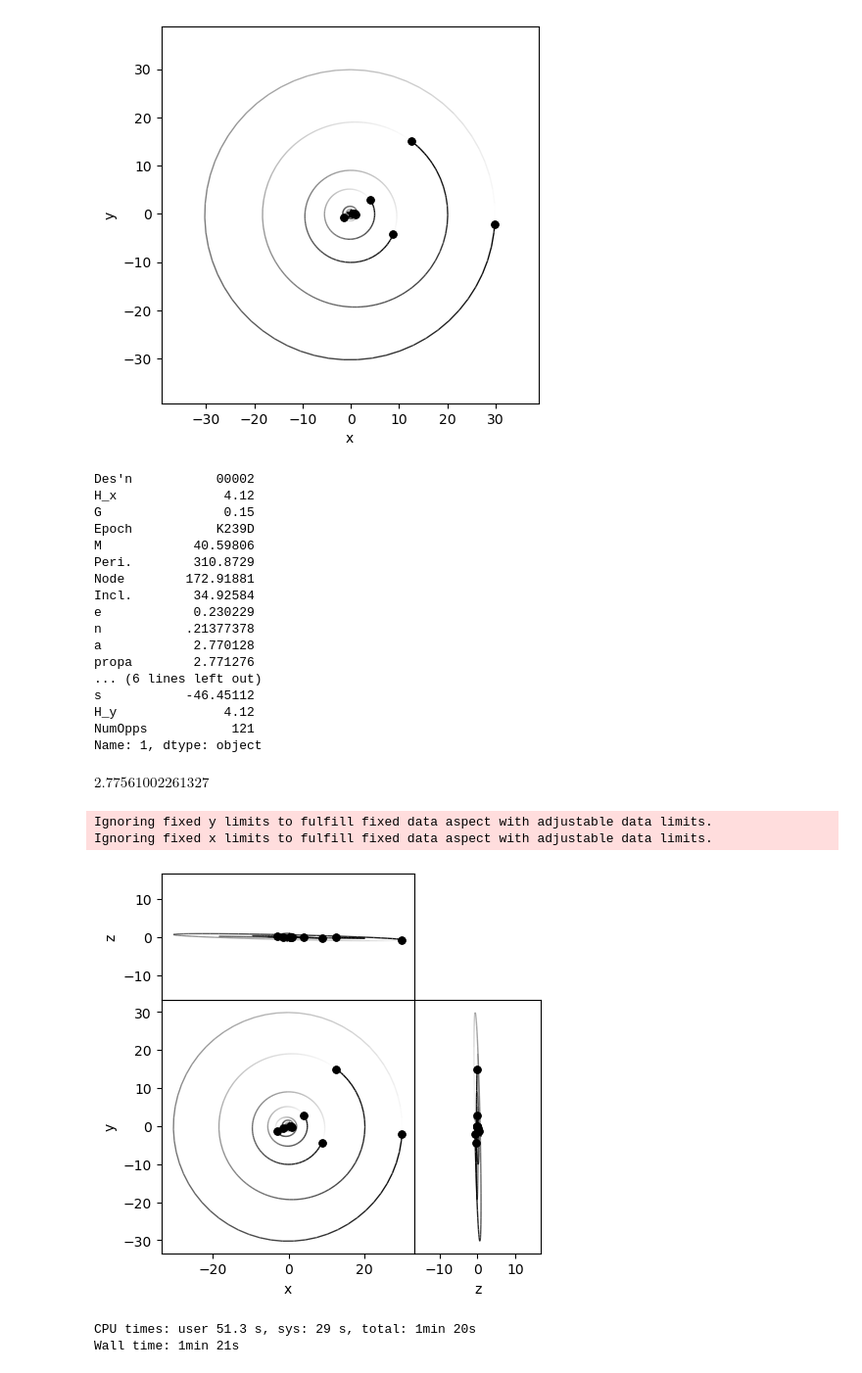
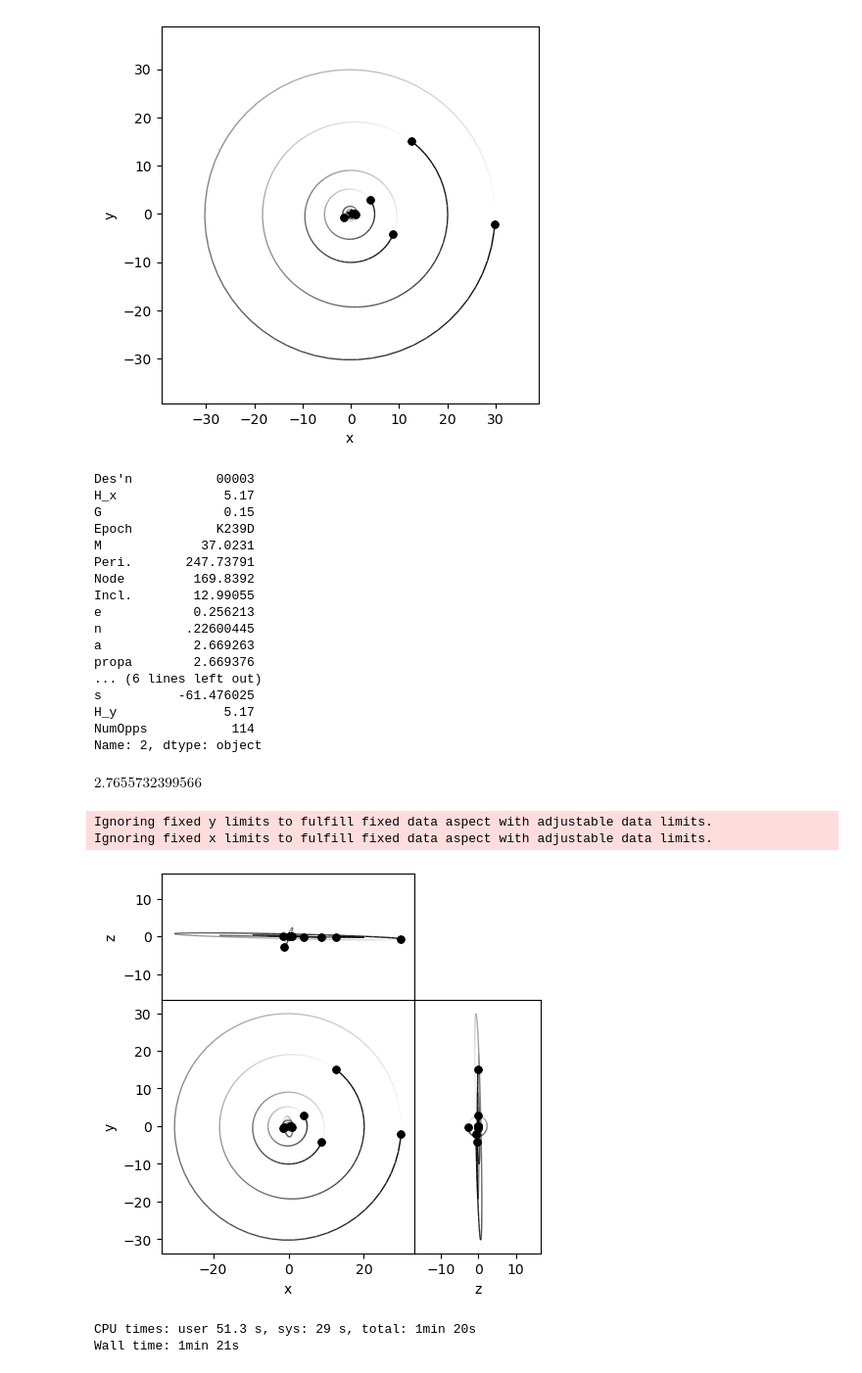
Before and after one commit to kavidey/action-angle-discovery, a Jupyter notebook: Integrations.ipynb, the cells around one changed output. Shown at 98% size. Drawn from its saved outputs; the diff is of its cells as text; code cells hidden in the pictures.

```diff
--- a/Integrations.ipynb
+++ b/Integrations.ipynb
@@ -63,50 +63,50 @@ rb.OrbitPlot(sim)
 <rebound.plotting.OrbitPlot at 0x...>
 [figure]
 # %%
-asteroid_index = 1
+asteroid_index = 2
 row = merged_df.iloc[asteroid_index]
 row
 # %% [output]
-Des'n           00002
-H_x              4.12
+Des'n           00003
+H_x              5.17
 G                0.15
 Epoch           K239D
-M            40.59806
-Peri.        310.8729
-Node        172.91881
-Incl.        34.92584
-e            0.230229
-n           .21377378
-a            2.770128
-propa        2.771276
+M             37.0231
+Peri.       247.73791
+Node         169.8392
+Incl.        12.99055
+e            0.256213
+n           .22600445
+a            2.669263
+propa        2.669376
 ... (6 lines left out)
-s           -46.45112
-H_y              4.12
-NumOpps           121
-Name: 1, dtype: object
+s          -61.476025
+H_y              5.17
+NumOpps           114
+Name: 2, dtype: object
 # %%
 sim = rb.Simulation('planets.bin')
-sim.add(a=row['a'], e=row['e'], inc=row['Incl.'], Omega=row['Node'], omega=row['Peri.'], M=row['M'], primary=sim.particles[0])
+sim.add(a=row['a'], e=row['e'], inc=row['Incl.']*np.pi/180, Omega=row['Node']*np.pi/180, omega=row['Peri.']*np.pi/180, M=row['M'], primary=sim.particles[0])
 
 # sim = rb.Simulation()
 # sim.add("Sun", date=date)
 # sim.add("Jupiter", date=date)
 # sim.add("Saturn", date=date)
 # sim.add("Uranus", date=date)
 # sim.add("Neptune", date=date)
 
 # sim.add(a=row['a'], e=row['e'], inc=row['Incl.']*np.pi/180, Omega=row['Node']*np.pi/180, omega=row['Peri.']*np.pi/180, M=row['M'], primary=sim.particles[0])
 # sim.move_to_com()
 
 rb.OrbitPlotSet(sim)
 
 ps = sim.particles
 ps[-1].a
 # %% [output]
-$\displaystyle 2.77561002261327$
+$\displaystyle 2.7655732399566$
 Ignoring fixed y limits to fulfill fixed data aspect with adjustable data limits.
 Ignoring fixed x limits to fulfill fixed data aspect with adjustable data limits.
-[figure, old version]
+[figure, new version]
 # %%
 %%time
 
```
Also changed, not shown: parts of 10 cells of this notebook, 4 other files.
